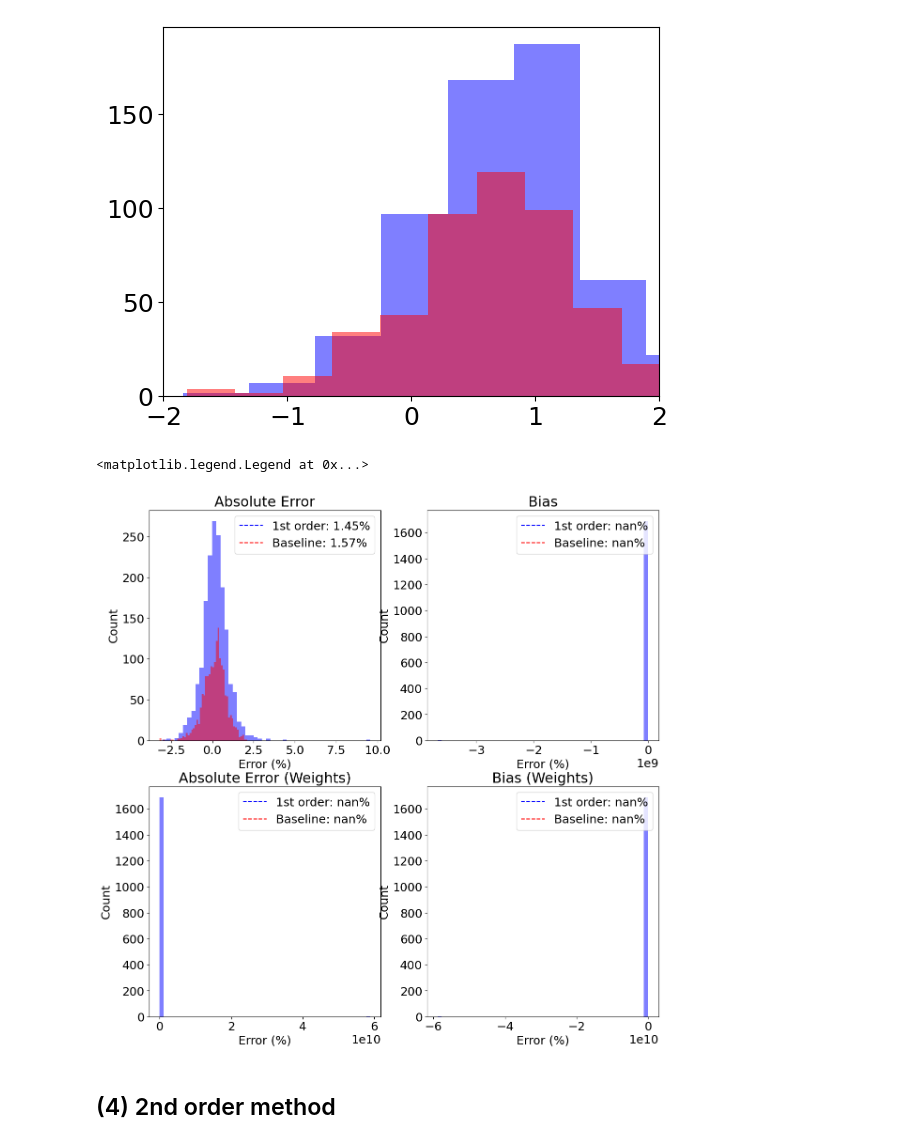
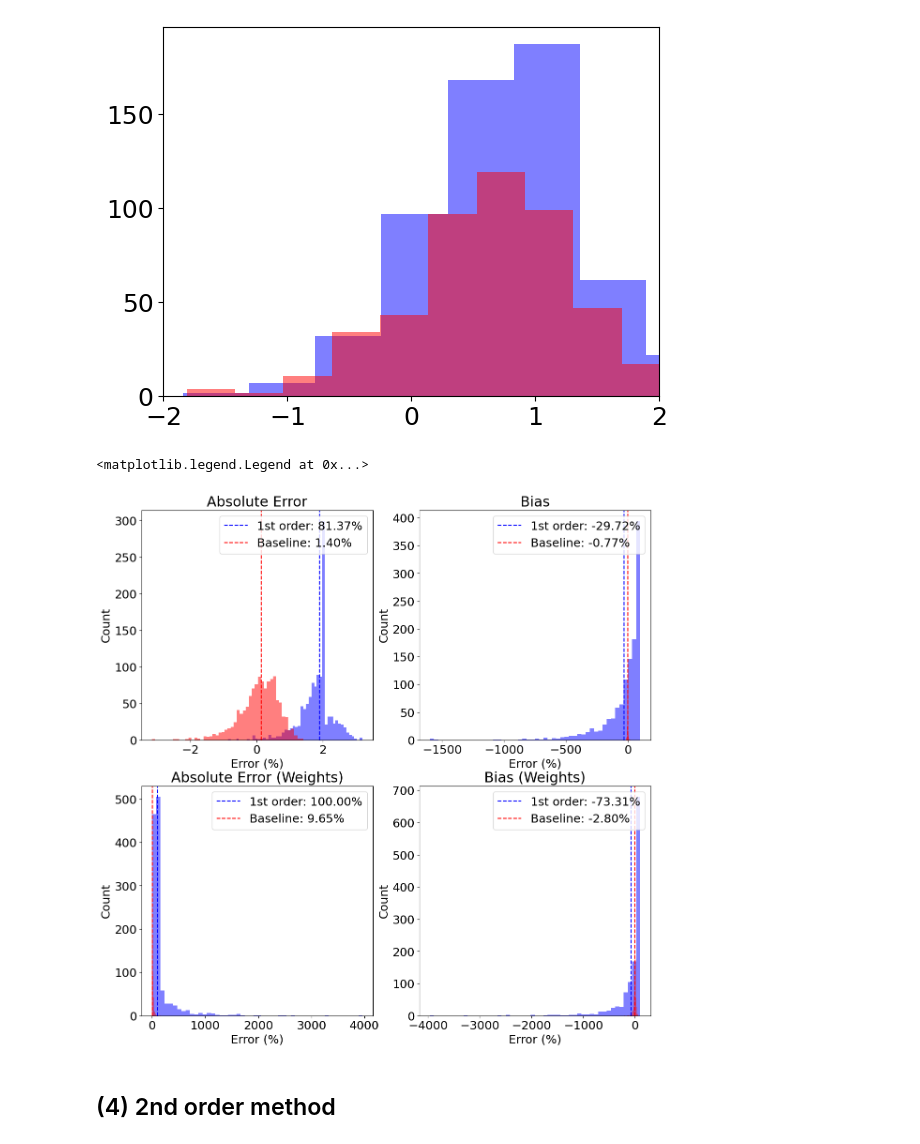
Before and after one commit to David-Chemaly/StreaMAX, a Jupyter notebook: quick_start.ipynb, the cells around one changed output. Drawn from its saved outputs; the diff is of its cells as text; code cells hidden in the pictures.

```diff
--- a/quick_start.ipynb
+++ b/quick_start.ipynb
@@ -206,9 +299,9 @@ plt.xlim([-2, 2])
 from first import *
 
 start = tt.time()
-theta_stream_first, xv_stream_first, theta_sat_first, xv_sat_first, S, dS, refs, samples = generate_stream_first(params,  seed=111+1)
-theta_samples, xv_samples = inference_first(theta_stream_first, xv_stream_first, refs, S, seed=111, disp_x=0.1, disp_v=1.)
+theta_stream_first, xv_stream_first, theta_sat_first, xv_sat_first, S, dS, refs, weights_stream, samples, weights_samples = generate_stream_first(params,  seed=111+1)
+theta_samples, xv_samples, weights_samples = inference_first(theta_stream_first, xv_stream_first, refs, weights_stream, S, seed=111, disp_x=0.1, disp_v=1.)
 end = tt.time()
 print(f"Time taken to generate stream using First: {end - start:.2f} seconds")
-count_first, theta_bin_first, r_bin_first, w_bin_first = get_track(theta_samples, xv_samples[:, 0], xv_samples[:, 1])
+count_first, theta_bin_first, r_bin_first, w_bin_first = get_track(theta_samples, xv_samples[:, 0], xv_samples[:, 1], weights_samples)
 # %% [output]
@@ -216,3 +341,6 @@ Time taken to generate stream using First: 0.07 seconds
+# %%
+_, theta_bin_first, r_bin_first, w_bin_first = get_track(theta_samples, xv_samples[:, 0], xv_samples[:, 1], weights_samples)
+_, _, r_bin_noweights, _ = get_track(theta_samples, xv_samples[:, 0], xv_samples[:, 1], jnp.ones_like(weights_samples))
 # %%
 plt.scatter(xv_samples[:, 0], xv_samples[:, 1], c=theta_samples, s=1, cmap='seismic', vmin=-np.pi, vmax=np.pi)
 plt.scatter(xv_stream_first[:, 0], xv_stream_first[:, 1], c='orange', s=1)
@@ -242,12 +370,12 @@ for i in tqdm(range(N), leave=True):
 
     params = dict_data['params']
 
-    theta_stream_first, xv_stream_first, theta_sat_first, xv_sat_first, S, dS, refs, samples = generate_stream_first(params,  seed=other_seed)
-    theta_samples, xv_samples = inference_first(theta_stream_first, xv_stream_first, refs, S, seed=other_seed, disp_x=0.1, disp_v=1.)
-    count_first, theta_bin_first, r_bin, w_bin = get_track(theta_samples, xv_samples[:, 0], xv_samples[:, 1])
+    theta_stream_first, xv_stream_first, theta_sat_first, xv_sat_first, S, dS, refs, weights_stream, samples, weights_samples = generate_stream_first(params,  seed=111+1)
+    theta_samples, xv_samples, weights_samples = inference_first(theta_stream_first, xv_stream_first, refs, weights_stream, S, seed=111, disp_x=0.1, disp_v=1.)
+    _, theta_bin_first, r_bin_first, w_bin_first = get_track(theta_samples, xv_samples[:, 0], xv_samples[:, 1], jnp.ones_like(len(xv_stream)/10)) #, weights_samples)
     count_chi2.extend(count_first)
 
-    min_count = -1
+    min_count = 100
     r_diff = abs(dict_data['r_bin'] - r_bin)[dict_data['count'] > min_count]
     r_bias = (dict_data['r_bin'] - r_bin)[dict_data['count'] > min_count]
 
@@ -261,10 +389,10 @@ for i in tqdm(range(N), leave=True):
     w_chi.extend((w_bias / dict_data['w_bin'][dict_data['count'] > min_count]))
 
     theta_stream, xv_stream, theta_sat, xv_sat = generate_stream_spray(params,  seed=other_seed)
-    count, theta_bin, r_bin, w_bin = get_track(theta_stream, xv_stream[:, 0], xv_stream[:, 1])
+    count, theta_bin, r_bin, w_bin = get_track(theta_stream, xv_stream[:, 0], xv_stream[:, 1], jnp.ones_like(len(xv_stream)/10))
     seed_count_chi2.extend(count)
 
-    min_count = -1
+    min_count = 100
     r_diff = abs(dict_data['r_bin'] - r_bin)[dict_data['count'] > min_count]
     r_bias = (dict_data['r_bin'] - r_bin)[dict_data['count'] > min_count]
 
@@ -306,42 +434,42 @@ plt.ylabel('Count')
 plt.xlabel('Error (%)')
 plt.hist(np.log10(100*r_chi2), bins=50, alpha=0.5, color='b')
 plt.hist(np.log10(100*seed_r_chi2), bins=50, alpha=0.5, color='r')
-plt.axvline(np.median(100*r_chi2), color='b', linestyle='--', label=f'1st order: {np.nanmedian(100*r_chi2):.2f}%')
-plt.axvline(np.median(100*seed_r_chi2), color='r', linestyle='--', label=f'Baseline: {np.nanmedian(100*seed_r_chi2):.2f}%')
+plt.axvline(np.log10(np.median(100*r_chi2)), color='b', linestyle='--', label=f'1st order: {np.nanmedian(100*r_chi2):.2f}%')
+plt.axvline(np.log10(np.median(100*seed_r_chi2)), color='r', linestyle='--', label=f'Baseline: {np.nanmedian(100*seed_r_chi2):.2f}%')
 plt.legend(loc='upper right')
 
 plt.subplot(2, 2, 2)
 plt.title('Bias')
 plt.ylabel('Count')
 plt.xlabel('Error (%)')
 plt.hist(100*r_chi, bins=50, alpha=0.5, color='b')
 plt.hist(100*seed_r_chi, bins=50, alpha=0.5, color='r')
 plt.axvline(np.mean(100*r_chi), color='b', linestyle='--', label=f'1st order: {np.mean(100*r_chi):.2f}%')
 plt.axvline(np.mean(100*seed_r_chi), color='r', linestyle='--', label=f'Baseline: {np.mean(100*seed_r_chi):.2f}%')
 plt.legend(loc='upper right')
 
 plt.subplot(2, 2, 3)
 plt.title('Absolute Error (Weights)')
 plt.ylabel('Count')
 plt.xlabel('Error (%)')
 plt.hist(100*w_chi2, bins=50, alpha=0.5, color='b')
 plt.hist(100*seed_w_chi2, bins=50, alpha=0.5, color='r')
 plt.axvline(np.median(100*w_chi2), color='b', linestyle='--', label=f'1st order: {np.median(100*w_chi2):.2f}%')
 plt.axvline(np.median(100*seed_w_chi2), color='r', linestyle='--', label=f'Baseline: {np.median(100*seed_w_chi2):.2f}%')
 plt.legend(loc='upper right')
 
 plt.subplot(2, 2, 4)
 plt.title('Bias (Weights)')
 plt.ylabel('Count')
 plt.xlabel('Error (%)')
 plt.hist(100*w_chi, bins=50, alpha=0.5, color='b')
 plt.hist(100*seed_w_chi, bins=50, alpha=0.5, color='r')
 plt.axvline(np.mean(100*w_chi), color='b', linestyle='--', label=f'1st order: {np.mean(100*w_chi):.2f}%')
 plt.axvline(np.mean(100*seed_w_chi), color='r', linestyle='--', label=f'Baseline: {np.mean(100*seed_w_chi):.2f}%')
 plt.legend(loc='upper right')
 # %% [output]
 <matplotlib.legend.Legend at 0x...>
-[figure, old version]
+[figure, new version]
 # %% [markdown]
 ## (4) 2nd order method
 # %%
```
Also changed, not shown: parts of 12 cells of this notebook, 4 other files.
